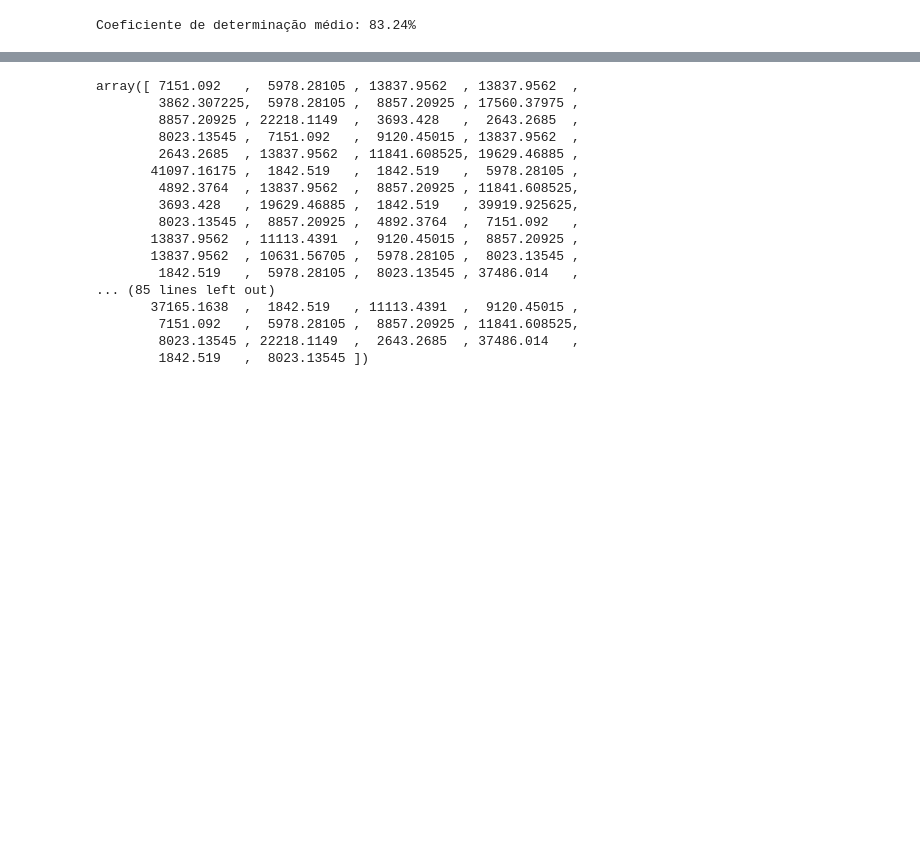
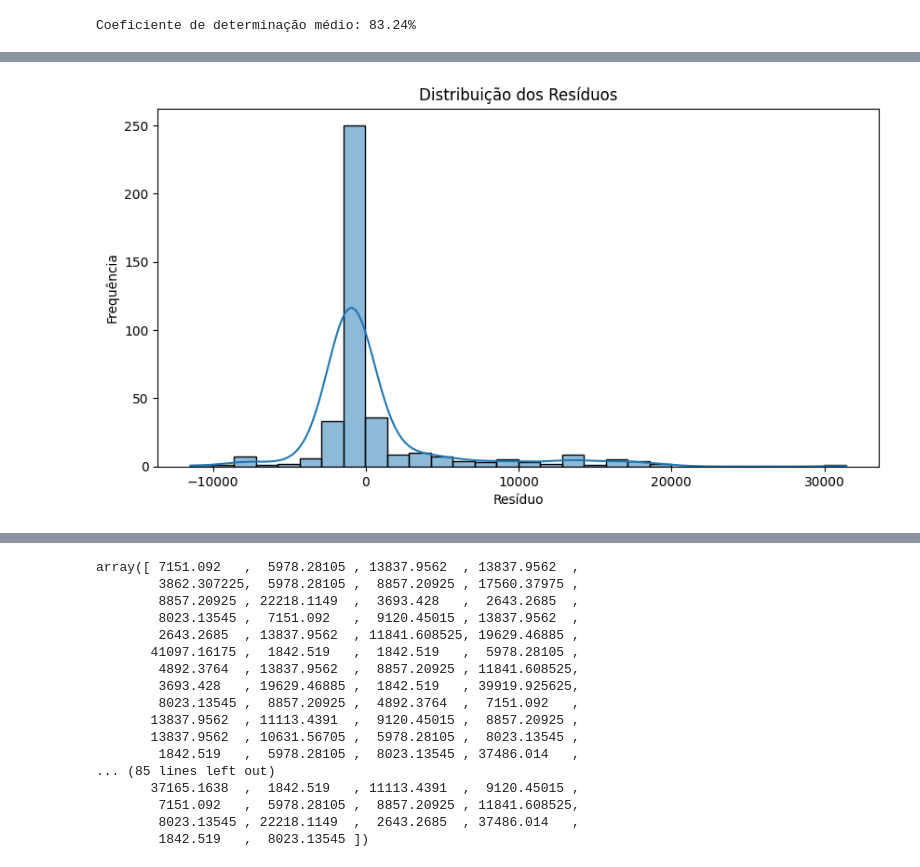
Before and after one commit to Rd-Brito13/Previsao-de-custos-de-seguro-de-saude, a Jupyter notebook: notebook/Regressor.ipynb, the cells around one changed output, grey strips where cells are left out. Cells and saved outputs as stored; diff of their text form; code cells hidden in the pictures; blank space fills up the shorter version.

Commit message:
Atualizações no modelo SVR e Arvore de decisão, introduzindo a análise de residuos nos para os modelos, insight e conclusão dos tópicos.

```diff
--- a/notebook/Regressor.ipynb
+++ b/notebook/Regressor.ipynb
@@ -1779,0 +1787,11 @@ kfold = KFold(n_splits = 15,shuffle = True,random_state = 10)
+# %%
+# pipeline que será utilizado para a REGRESSÃO COM VETORES DE SUPORTE (SVR)
+pre_processamento = ColumnTransformer(
+    transformers=[
+        ('binari', OrdinalEncoder(), binarios),
+        ('categoric', OneHotEncoder(drop = 'first'), categoricas),
+        ('numeric', StandardScaler(), numericas)
+    ]
+ )
+#exibe o pre-processamento
+pre_processamento
@@ -1810,7 +1823,7 @@ ColumnTransformer(transformers=[('binari', OrdinalEncoder(), ['sex', 'smoker']),
 # %%
 # SVR
 pipeline_SVR = Pipeline(steps = [
-    ('preprocess', pre_processamento_SVR),
+    ('preprocess', pre_processamento),
     ('model', SVR(kernel = 'rbf'))
 ])
 #escalonando o target
@@ -1820,7 +1833,7 @@ svr_escalonado = TransformedTargetRegressor(
 )
 # Decision Tree
 pipeline_Decision = Pipeline(steps = [
-    ('preprocess', pre_processamento_Arvore),
+    ('preprocess', pre_processamento),
     ('model', DecisionTreeRegressor())
 ])
 # Escalonando o target para arvore de decisão
@@ -1831,7 +1844,7 @@ decision_escalonado = TransformedTargetRegressor(
 
 # Random Forest
 pipeline_Random = Pipeline(steps = [
-    ('preprocess', pre_processamento_Arvore),
+    ('preprocess', pre_processamento),
     ('model', RandomForestRegressor())
 ])
 # Escalonando o target para Random Forest
@@ -1842,7 +1855,7 @@ forest_escalonado = TransformedTargetRegressor(
 
 # XGBOOST
 pipeline_XGB = Pipeline(steps = [
-    ('preprocess', pre_processamento_Arvore),
+    ('preprocess', pre_processamento),
     ('model', XGBR())
 ])
 
@@ -1855,7 +1868,7 @@ XGB_escalonado = TransformedTargetRegressor(
 
 # lightgbm
 pipeline_LIGHT = Pipeline(steps = [
-    ('preprocess', pre_processamento_Arvore),
+    ('preprocess', pre_processamento),
     ('model', LHTR())
 ])
 
@@ -1868,7 +1881,7 @@ LHT_escalonado = TransformedTargetRegressor(
 
 # catboost
 pipeline_CAT = Pipeline(steps = [
-    ('preprocess', pre_processamento_Arvore),
+    ('preprocess', pre_processamento),
     ('model', CTBR())
 ])
 # Escalonando o target para CATBOOST
@@ -1877,7 +1890,7 @@ CAT_escalonado = TransformedTargetRegressor(
     transformer = StandardScaler()
 )
 pipeline_MLP = Pipeline(steps =[
-    ('preprocess', pre_processamento_Arvore),
+    ('preprocess', pre_processamento),
     ('model',MLPRegressor())
 ])
 MLP_escalonado = TransformedTargetRegressor(
@@ -2006,0 +2044,5 @@ TransformedTargetRegressor(regressor=Pipeline(steps=[('preprocess',
+# %%
+# CÁLCULO DOS RESÍDUOS
+residuos = y_teste - previsoes
+# EXIBINDO OS PRIMEIROS RESÍDUOS
+residuos.head()
@@ -2006,0 +2063,10 @@ TransformedTargetRegressor(regressor=Pipeline(steps=[('preprocess',
+# %%
+# DISTRIBUIÇÃO DOS RESÍDUOS
+plt.figure(figsize=(10,5)) # TAMANHO DA FIGURA
+sns.histplot(residuos, kde=True, bins=30) # SELEÇÃO DOS RESÍDUOS, ATIVA A LINHA E NUMERO DE BINS
+plt.title("Distribuição dos Resíduos") # TITULO DO GRÁFICO
+plt.xlabel("Resíduo") # XLABEL
+plt.ylabel("Frequência") # Y LABEL
+plt.show() # EXIBE
+# %% [output]
+[figure, added]
```
Also changed, not shown: parts of 67 cells of this notebook.
